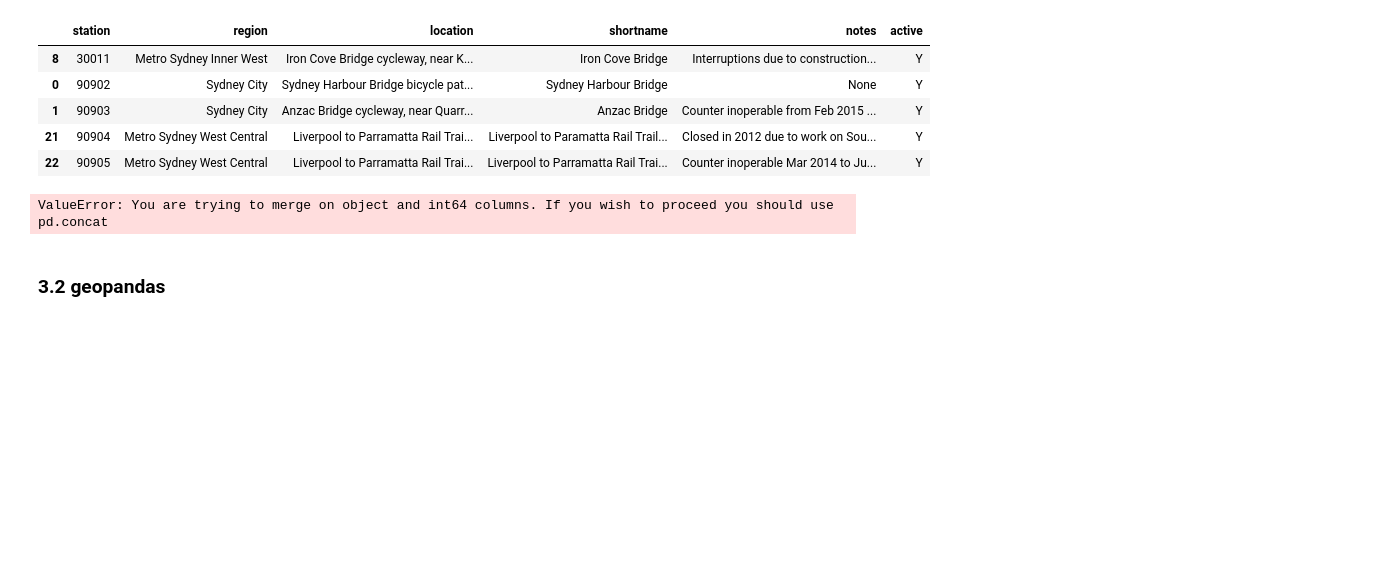
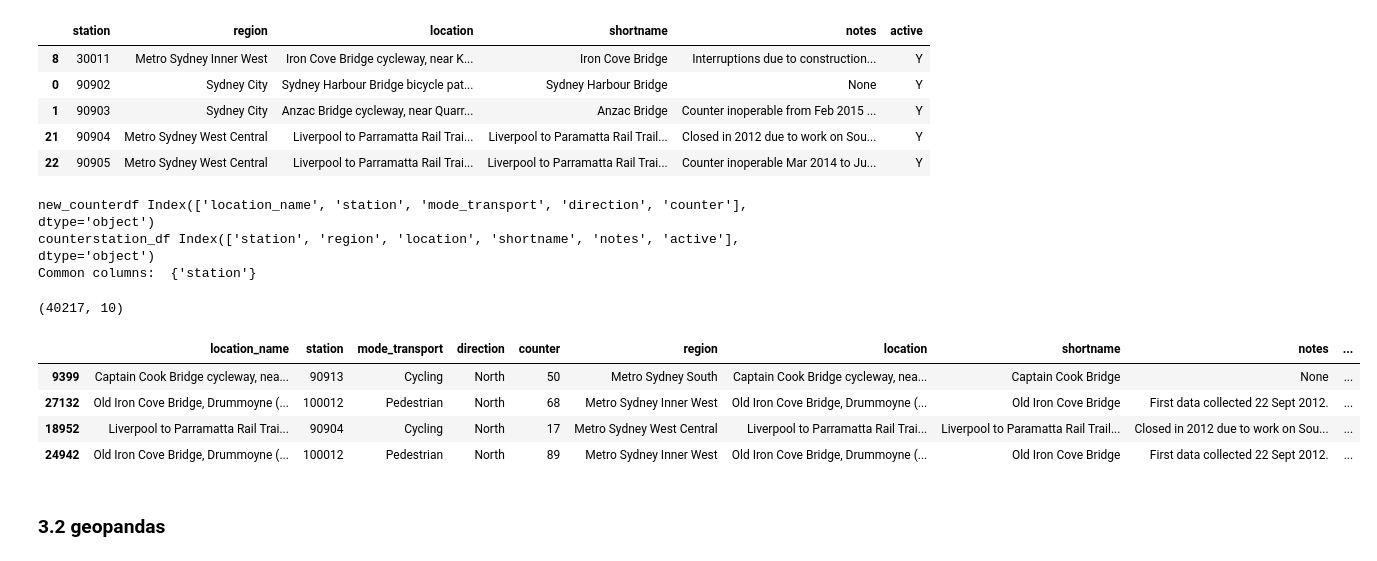
Before and after one commit to bojanasinpyjamas/data_project, a Jupyter notebook: cycleway-data-project.ipynb, the cells around one changed output. Cells and saved outputs as stored; diff of their text form; code cells hidden in the pictures; blank space fills up the shorter version.

Commit message:
first cut at a merge

```diff
--- a/cycleway-data-project.ipynb
+++ b/cycleway-data-project.ipynb
@@ -247,11 +272,17 @@ Index(['objectid', 'station', 'region', 'geolocation', 'location', 'shortname',
       dtype='object')
 # %%
 cycleway_counterlocation.sort_values(by='station', inplace=True)
-counterstation_df = cycleway_counterlocation.drop(columns=['objectid', 'geolocation','y_2018_oct', 'y_2018_nov', 'y_2018_dec', 'y_2019_jan',
-       'y_2019_feb', 'y_2019_mar', 'y_2019_apr', 'y_2019_may', 'y_2019_jun',
-       'y_2019_jul', 'y_2019_aug', 'y_2019_sep', 'y_month_max', 'y_2007',
-       'y_2008', 'y_2009', 'y_2010', 'y_2011', 'y_2012', 'y_2013', 'y_2014',
-       'y_2015', 'y_2016', 'y_2017', 'y_2018', 'y_2019', 'y_max_year'])
+cols_to_drop = [
+       'objectid', 'geolocation','y_2018_oct', 'y_2018_nov', 'y_2018_dec',
+       'y_2019_jan','y_2019_feb', 'y_2019_mar', 'y_2019_apr', 'y_2019_may',
+       'y_2019_jun', 'y_2019_jul', 'y_2019_aug', 'y_2019_sep', 'y_month_max',
+       'y_2007', 'y_2008', 'y_2009', 'y_2010', 'y_2011', 'y_2012', 'y_2013',
+       'y_2014', 'y_2015', 'y_2016', 'y_2017', 'y_2018', 'y_2019', 'y_max_year'
+]
+counterstation_df = cycleway_counterlocation.drop(
+       columns=cols_to_drop,
+       errors="ignore"
+)
 counterstation_df.head()
 # %% [output]
 |  | station | region | location | shortname | notes | active |
@@ -260,11 +291,27 @@ counterstation_df.head()
 | 1 | 90903 | Sydney City | Anzac Bridge cycleway, near Quarr... | Anzac Bridge | Counter inoperable from Feb 2015 ... | Y |
 | 21 | 90904 | Metro Sydney West Central | Liverpool to Parramatta Rail Trai... | Liverpool to Paramatta Rail Trail... | Closed in 2012 due to work on Sou... | Y |
 | 22 | 90905 | Metro Sydney West Central | Liverpool to Parramatta Rail Trai... | Liverpool to Parramatta Rail Trai... | Counter inoperable Mar 2014 to Ju... | Y |
+# %%
+# pre-work
+print("new_counterdf", new_counterdf.columns)
+print("counterstation_df", counterstation_df.columns)
+print("Common columns: ", set(new_counterdf.columns).intersection(set(counterstation_df.columns)))
+# %% [output]
+new_counterdf Index(['location_name', 'station', 'mode_transport', 'direction', 'counter'], dtype='object')
+counterstation_df Index(['station', 'region', 'location', 'shortname', 'notes', 'active'], dtype='object')
+Common columns:  {'station'}
 # %%
 #joining geolocation to data
-new_counterdf.join(counterstation_df.set_index('station'), on='station')
+merged_df = pd.merge(new_counterdf, counterstation_df, on='station')
+print(merged_df.shape)
+merged_df.sample(4)
 # %% [output]
-ValueError: You are trying to merge on object and int64 columns. If you wish to proceed you should use pd.concat
+(40217, 10)
+|  | location_name | station | mode_transport | direction | counter | region | location | shortname | notes | ... |
+| 9399 | Captain Cook Bridge cycleway, nea... | 90913 | Cycling | North | 50 | Metro Sydney South | Captain Cook Bridge cycleway, nea... | Captain Cook Bridge | None | ... |
+| 27132 | Old Iron Cove Bridge, Drummoyne (... | 100012 | Pedestrian | North | 68 | Metro Sydney Inner West | Old Iron Cove Bridge, Drummoyne (... | Old Iron Cove Bridge | First data collected 22 Sept 2012. | ... |
+| 18952 | Liverpool to Parramatta Rail Trai... | 90904 | Cycling | North | 17 | Metro Sydney West Central | Liverpool to Parramatta Rail Trai... | Liverpool to Paramatta Rail Trail... | Closed in 2012 due to work on Sou... | ... |
+| 24942 | Old Iron Cove Bridge, Drummoyne (... | 100012 | Pedestrian | North | 89 | Metro Sydney Inner West | Old Iron Cove Bridge, Drummoyne (... | Old Iron Cove Bridge | First data collected 22 Sept 2012. | ... |
 # %% [markdown]
 ### 3.2 geopandas
 # %%
```
Also changed, not shown: parts of 6 cells of this notebook.
